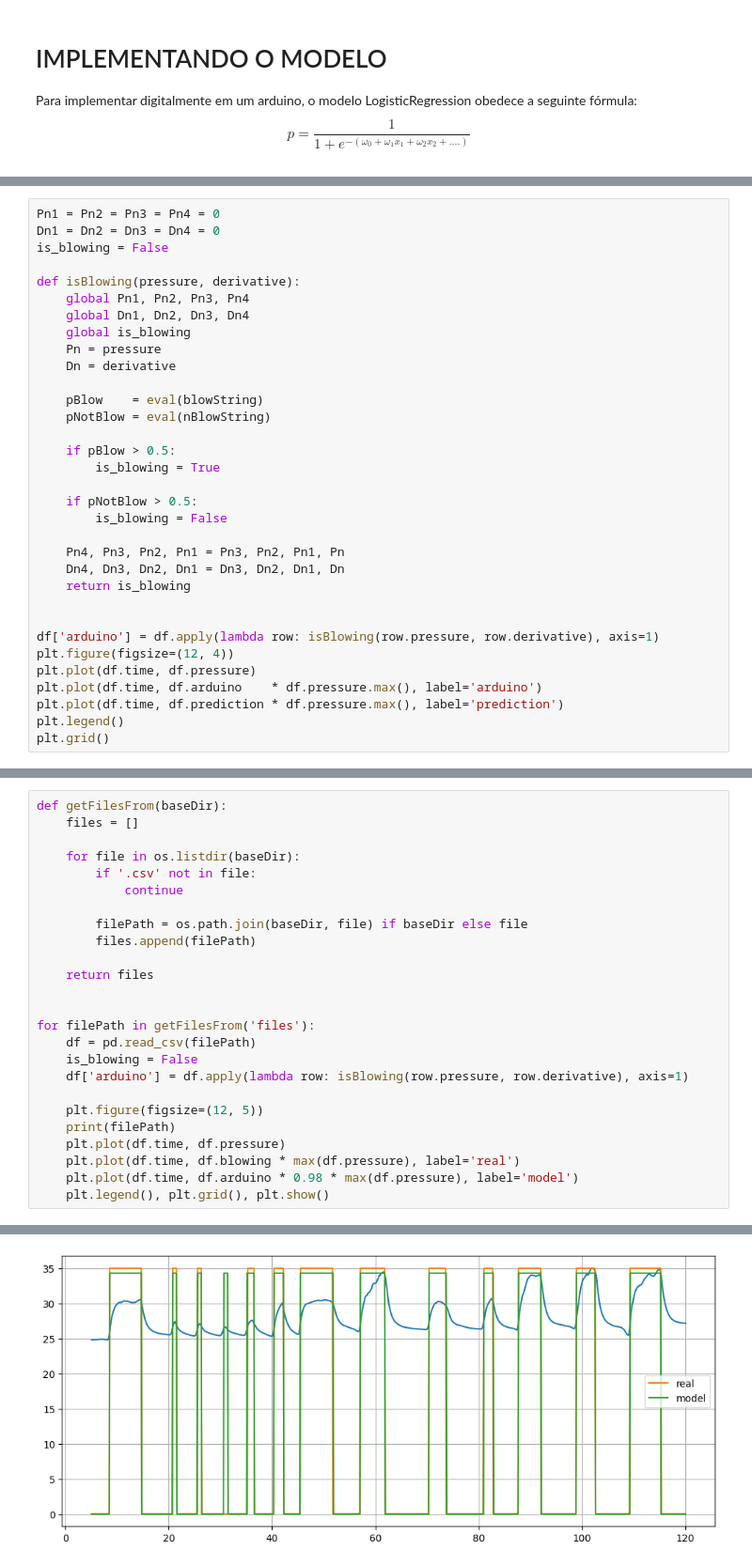
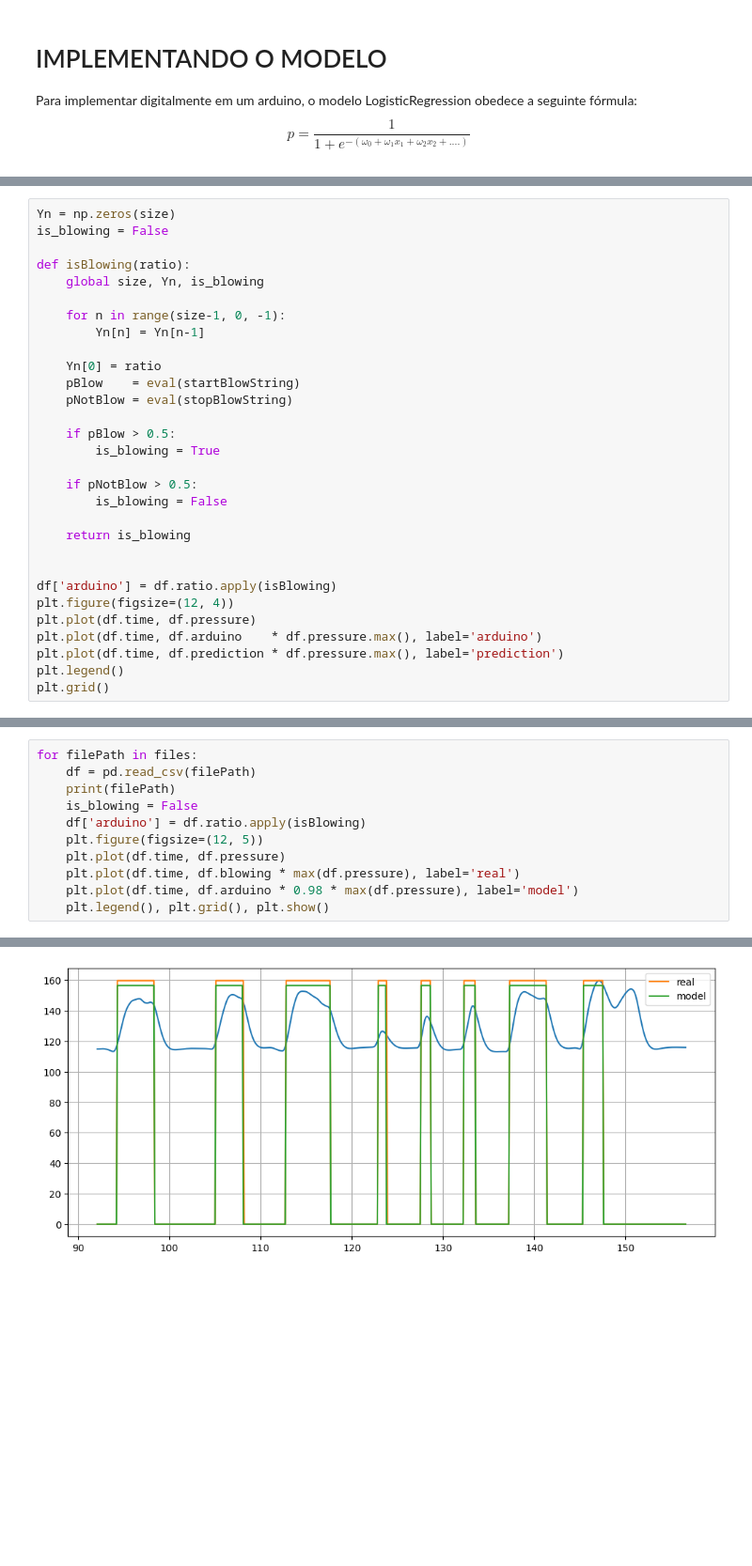
Before and after one commit to KlaussMarchi/PressureSensorModel, a Jupyter notebook: Model/Model.ipynb, the cells around one changed output, grey strips where cells are left out. Shown at 94% size. Drawn from its saved outputs; the diff is of its cells as text; blank space fills up the shorter version.

```diff
--- a/Model/Model.ipynb
+++ b/Model/Model.ipynb
@@ -239,17 +269,16 @@ const float pNotBlow = (1.0 / (1.0 + exp(-(-1.589036 + Pn*(-0.354714) + Pn1*(0.1
 # %%
-Pn1 = Pn2 = Pn3 = Pn4 = 0
-Dn1 = Dn2 = Dn3 = Dn4 = 0
+Yn = np.zeros(size)
 is_blowing = False
 
-def isBlowing(pressure, derivative):
-    global Pn1, Pn2, Pn3, Pn4
-    global Dn1, Dn2, Dn3, Dn4
-    global is_blowing
-    Pn = pressure
-    Dn = derivative
+def isBlowing(ratio):
+    global size, Yn, is_blowing
 
-    pBlow    = eval(blowString)
-    pNotBlow = eval(nBlowString)
+    for n in range(size-1, 0, -1):
+        Yn[n] = Yn[n-1]
+
+    Yn[0] = ratio
+    pBlow    = eval(startBlowString)
+    pNotBlow = eval(stopBlowString)
 
     if pBlow > 0.5:
         is_blowing = True
@@ -257,12 +286,10 @@ def isBlowing(pressure, derivative):
     if pNotBlow > 0.5:
         is_blowing = False
 
-    Pn4, Pn3, Pn2, Pn1 = Pn3, Pn2, Pn1, Pn
-    Dn4, Dn3, Dn2, Dn1 = Dn3, Dn2, Dn1, Dn
     return is_blowing
 
 
-df['arduino'] = df.apply(lambda row: isBlowing(row.pressure, row.derivative), axis=1)
+df['arduino'] = df.ratio.apply(isBlowing)
 plt.figure(figsize=(12, 4))
 plt.plot(df.time, df.pressure)
 plt.plot(df.time, df.arduino    * df.pressure.max(), label='arduino')
@@ -276,24 +301,10 @@ plt.grid()
 # %%
-def getFilesFrom(baseDir):
-    files = []
-
-    for file in os.listdir(baseDir):
-        if '.csv' not in file:
-            continue
-
-        filePath = os.path.join(baseDir, file) if baseDir else file
-        files.append(filePath)
-
-    return files
-
-
-for filePath in getFilesFrom('files'):
+for filePath in files:
     df = pd.read_csv(filePath)
+    print(filePath)
     is_blowing = False
-    df['arduino'] = df.apply(lambda row: isBlowing(row.pressure, row.derivative), axis=1)
-
+    df['arduino'] = df.ratio.apply(isBlowing)
     plt.figure(figsize=(12, 5))
-    print(filePath)
     plt.plot(df.time, df.pressure)
     plt.plot(df.time, df.blowing * max(df.pressure), label='real')
     plt.plot(df.time, df.arduino * 0.98 * max(df.pressure), label='model')
@@ -307 +318 @@ files\test_3.csv
-[figure, old version]
+[figure, new version]
```
Also changed, not shown: parts of 25 cells of this notebook, 19 other files.
